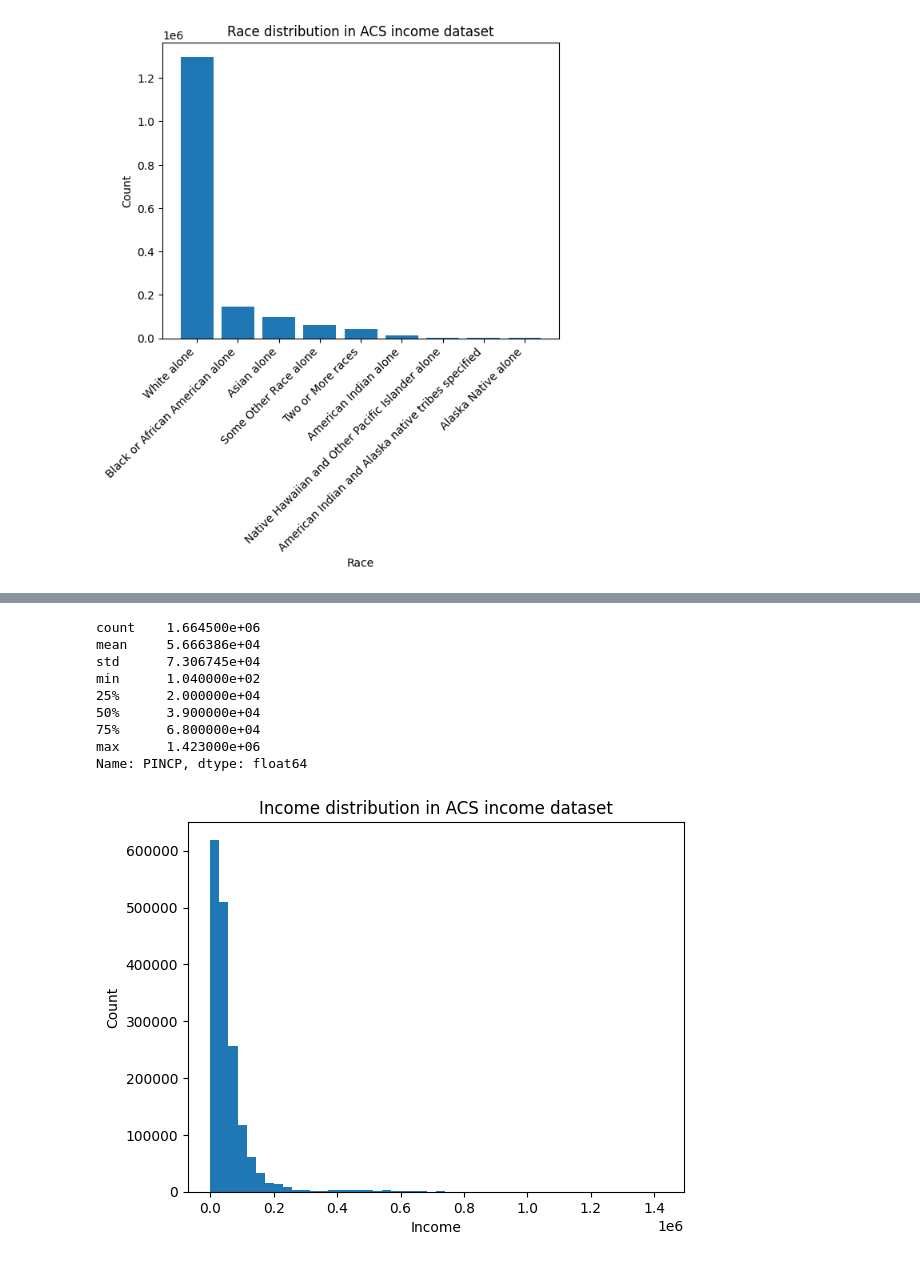
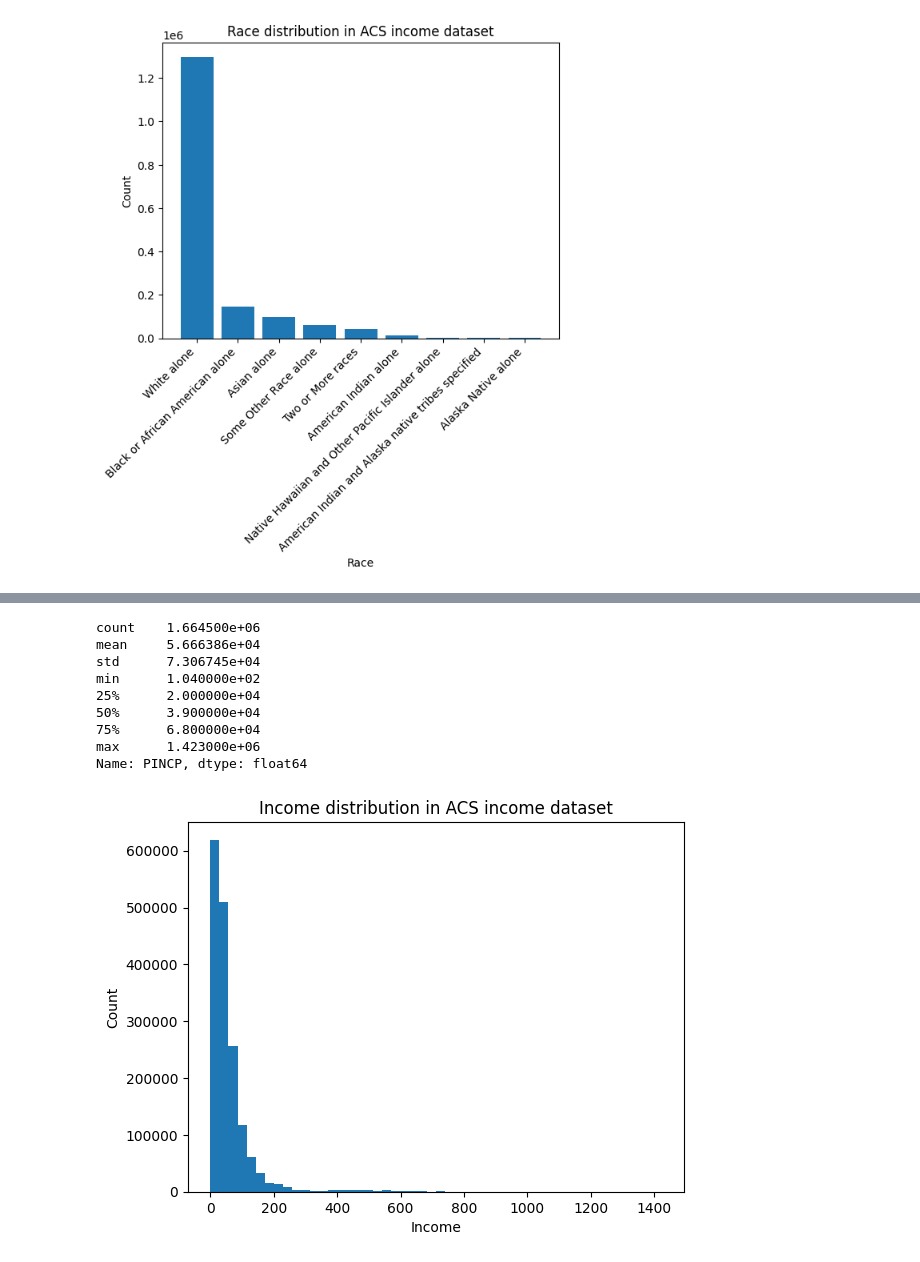
Before and after one commit to zeyuyang8/fairml, a Jupyter notebook: notebooks/data_analysis_and_wrangling.ipynb, the cells around one changed output, grey strips where cells are left out. Drawn from its saved outputs; the diff is of its cells as text; code cells hidden in the pictures.

```diff
--- a/notebooks/data_analysis_and_wrangling.ipynb
+++ b/notebooks/data_analysis_and_wrangling.ipynb
@@ -115,6 +179,6 @@ test_plot_val_counts()
 # %%
-def plot_income_distribution(target, xlabel, ylabel, title, save_path=None):
-    """Plot income distribution in ACS income dataset.
+def plot_target_dist(target, xlabel, ylabel, title, save_path=None):
+    """Plot target distribution in a bar chart.
 
     Args:
         target (pd.Series): series
@@ -124,7 +188,7 @@ def plot_income_distribution(target, xlabel, ylabel, title, save_path=None):
     """
     print(target.describe())
     fig, ax = plt.subplots()
-    ax.hist(target, bins=50)
+    ax.hist(target / 1000, bins=50)
     ax.set_xlabel(xlabel)
     ax.set_ylabel(ylabel)
     ax.set_title(title)
@@ -132,21 +196,21 @@ def plot_income_distribution(target, xlabel, ylabel, title, save_path=None):
         fig.savefig(save_path + title + ".png", bbox_inches='tight')
     return fig
 # %%
-def test_plot_income_distribution():
-    """Test plot_income_distribution function."""
-    plot_income_distribution(DATA[ACS_INCOME][1], 'Income', 'Count',
-                             'Income distribution in ACS income dataset', PLOTS_PATH)
+def test_plot_target_dist():
+    """Test plot_target_distribution function."""
+    plot_target_dist(DATA[ACS_INCOME]["labels"], 'Income', 'Count',
+                     'Income distribution in ACS income dataset', PLOTS_PATH)
 
 
-test_plot_income_distribution()
+test_plot_target_dist()
 # %% [output]
 count    1.664500e+06
 mean     5.666386e+04
 std      7.306745e+04
 min      1.040000e+02
 25%      2.000000e+04
 50%      3.900000e+04
 75%      6.800000e+04
 max      1.423000e+06
 Name: PINCP, dtype: float64
-[figure, old version]
+[figure, new version]
```
Also changed, not shown: parts of 19 cells of this notebook, 3 other files.
